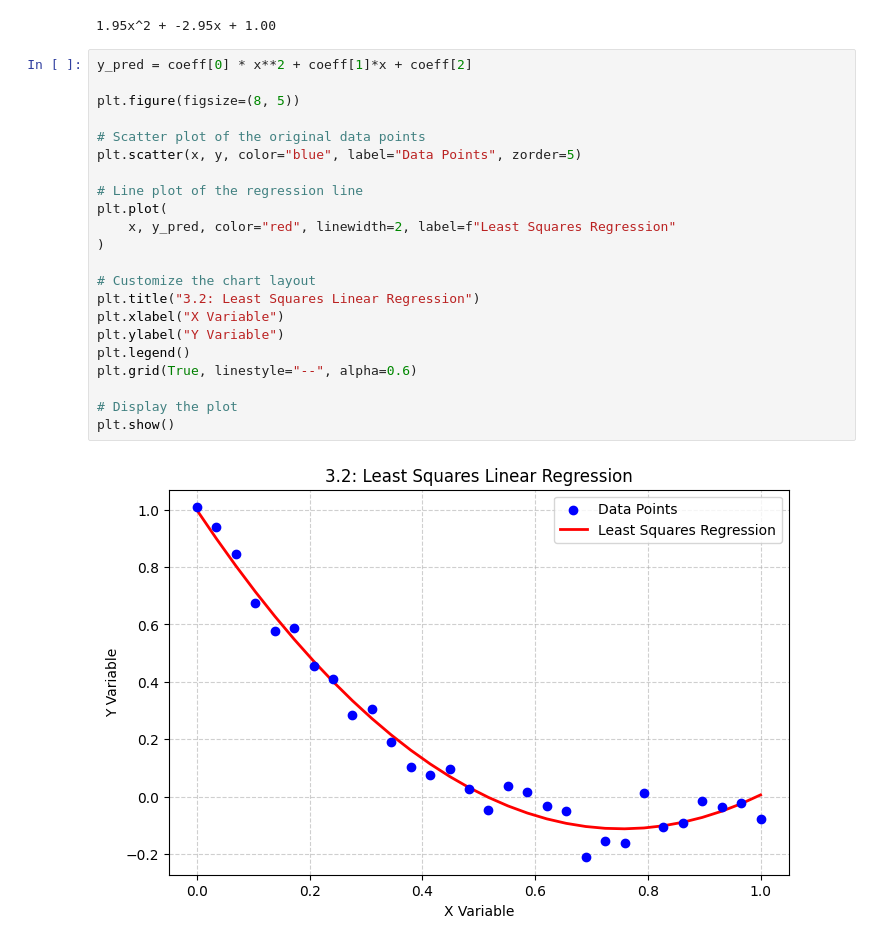
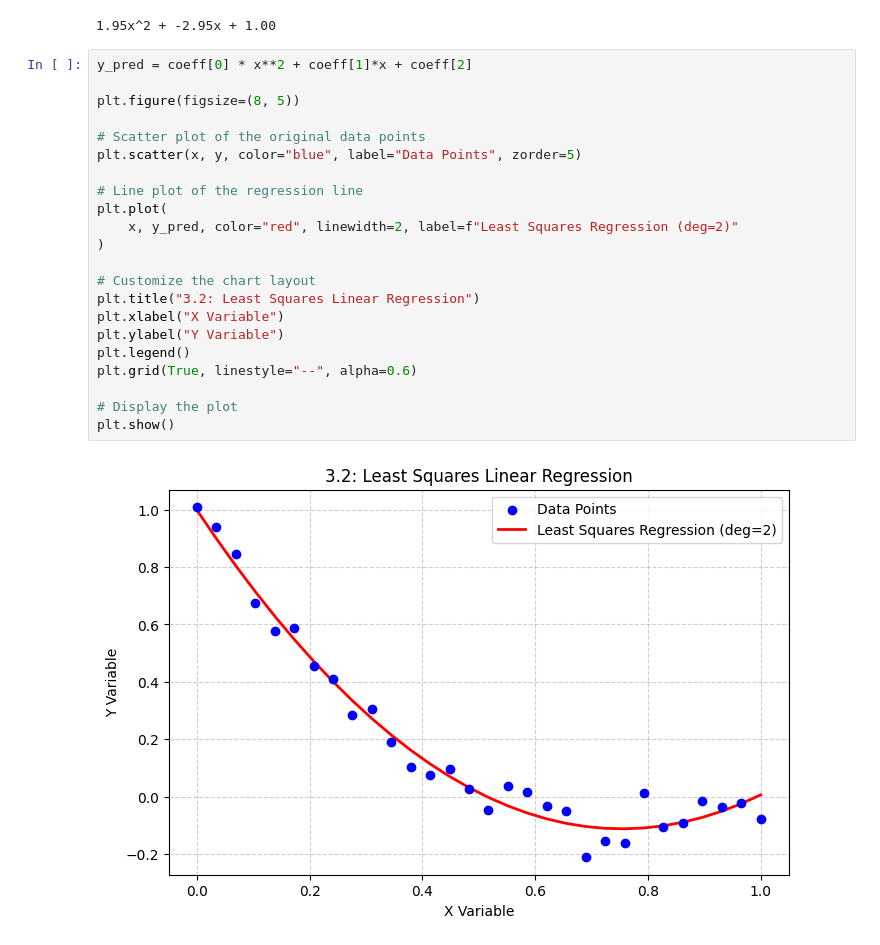
Before and after one commit to maxmartin40/MATH-5770-Code, a Jupyter notebook: Homework3.ipynb, the cells around one changed output. Saved outputs shown, nothing was run; the diff lists cells and outputs as text.

Commit message:
Edit legend

```diff
--- a/Homework3.ipynb
+++ b/Homework3.ipynb
@@ -20,24 +20,24 @@ print(f"{coeff[0]:.2f}x^2 + {coeff[1]:.2f}x + {coeff[2]:.2f}")
 # %%
 y_pred = coeff[0] * x**2 + coeff[1]*x + coeff[2]
 
 plt.figure(figsize=(8, 5))
 
 # Scatter plot of the original data points
 plt.scatter(x, y, color="blue", label="Data Points", zorder=5)
 
 # Line plot of the regression line
 plt.plot(
-    x, y_pred, color="red", linewidth=2, label=f"Least Squares Regression"
+    x, y_pred, color="red", linewidth=2, label=f"Least Squares Regression (deg=2)"
 )
 
 # Customize the chart layout
 plt.title("3.2: Least Squares Linear Regression")
 plt.xlabel("X Variable")
 plt.ylabel("Y Variable")
 plt.legend()
 plt.grid(True, linestyle="--", alpha=0.6)
 
 # Display the plot
 plt.show()
 # %% [output]
-[figure, old version]
+[figure, new version]
```
